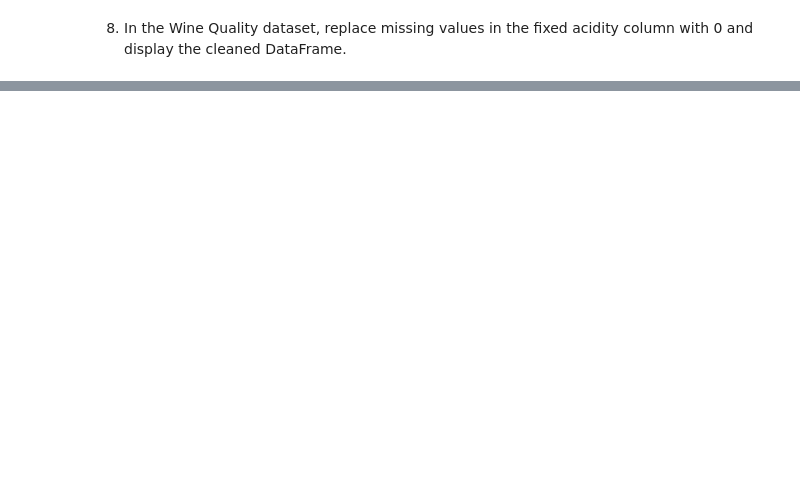
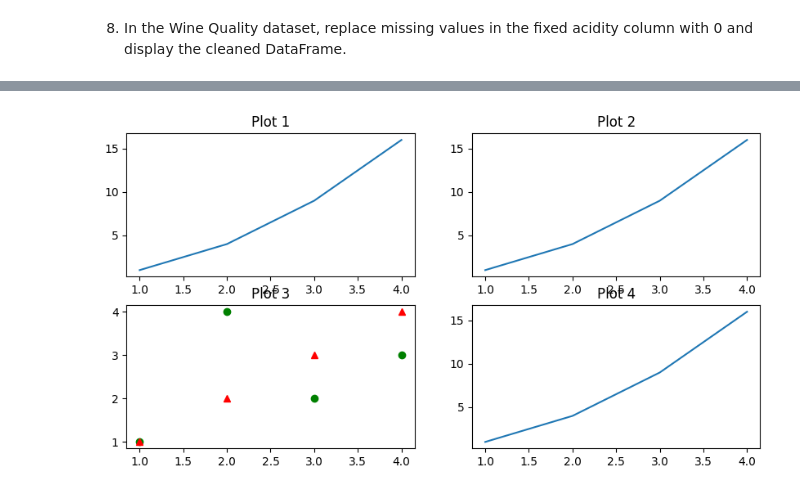
Before and after one commit to SmayanKulkarni/AI-and-ML-Course, a Jupyter notebook: Python-College/Experiments/Exp_10 1.ipynb, the cells around one changed output, grey strips where cells are left out. Saved outputs shown, nothing was run; the diff lists cells and outputs as text; code cells hidden in the pictures; blank space fills up the shorter version.

```diff
--- a/Python-College/Experiments/Exp_10 1.ipynb
+++ b/Python-College/Experiments/Exp_10 1.ipynb
@@ -215,0 +304,16 @@ dtype: int64
+# %%
+import matplotlib.pyplot as plt
+list1 = [1,2,3,4]
+list2 = list(map(lambda  x : x**2, list1))
+fig, ax = plt.subplots(2,2,figsize = (10,5))             # Create a figure containing a single Axes.
+ax[1,0].plot([1, 2, 3, 4], [1, 4, 2, 3], 'go', np.arange(1,5) , np.arange(1,5), 'r^')  # Plot some data on the Axes.
+ax[0,1].plot(list1, list2 )
+ax[1,1].plot(list1, list2 )
+ax[0,0].plot(list1, list2 )
+ax[1,0].set_title("Plot 3")
+ax[0,0].set_title("Plot 1")
+ax[1,1].set_title("Plot 4")
+ax[0,1].set_title("Plot 2")
+plt.show()
+# %% [output]
+[figure, added]
```
Also changed, not shown: parts of 33 cells of this notebook, 8 other files.
